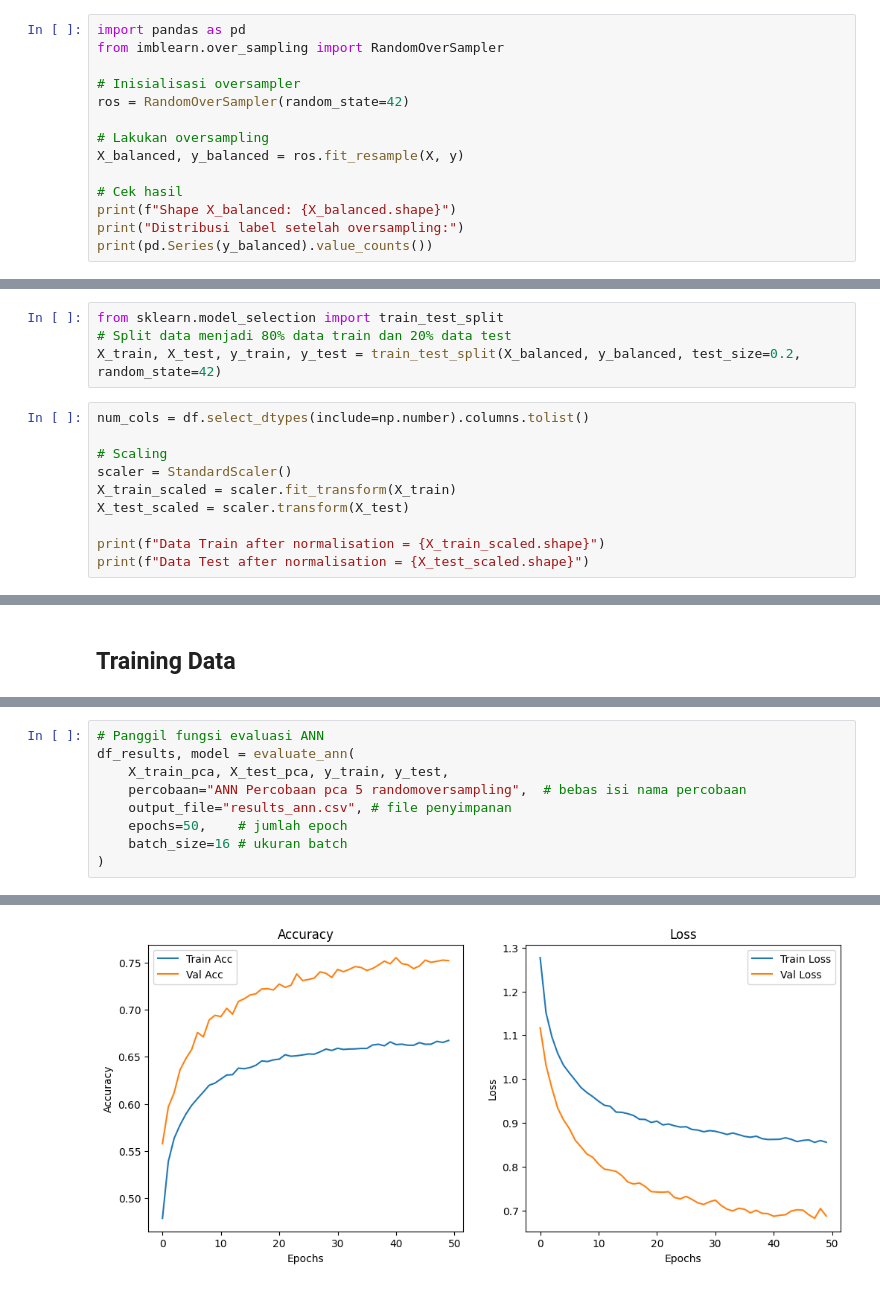
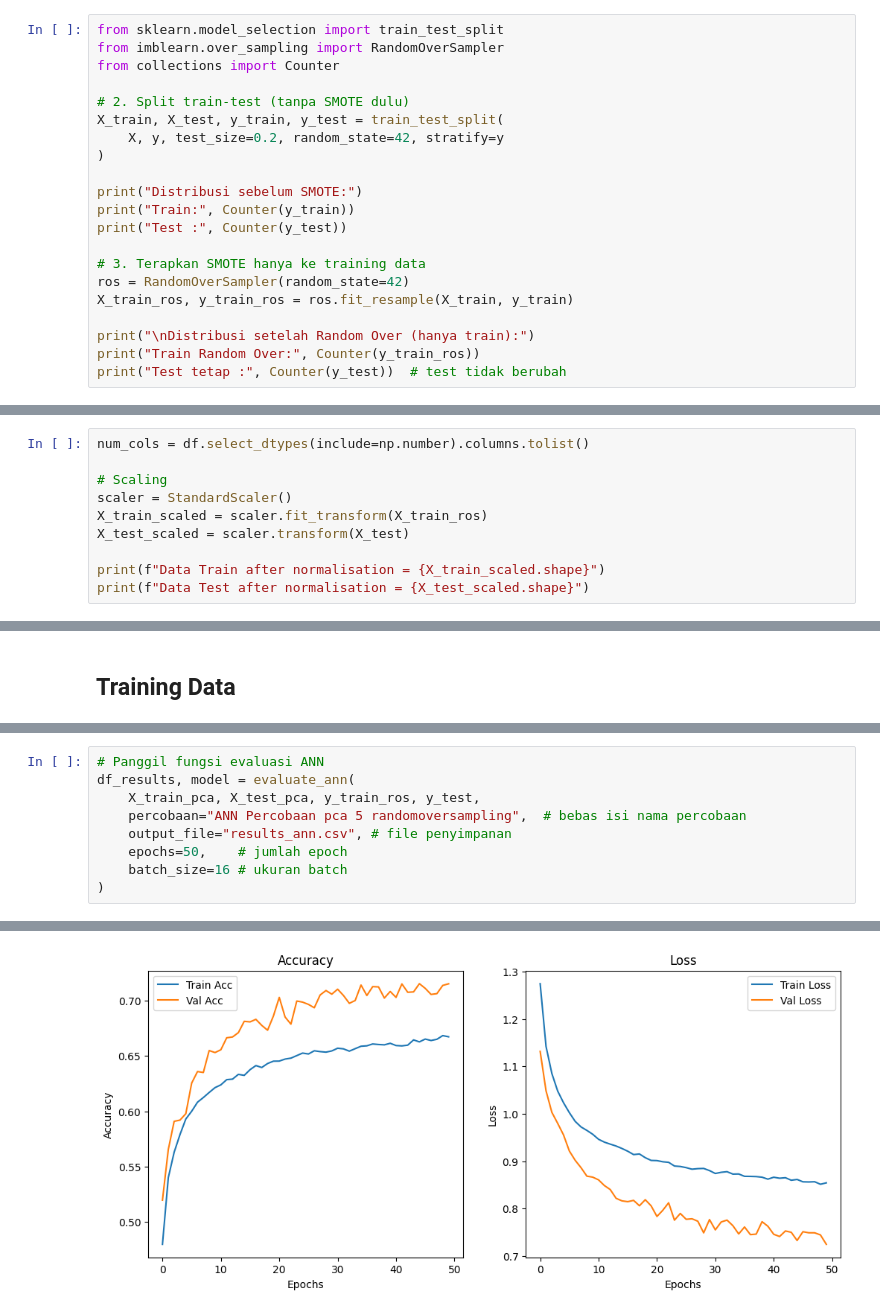
Before and after one commit to RyanGA09/DataMiningAirQuality, a Jupyter notebook: Dataoversamplingrandom/DL/notebookrandomoversampling.ipynb, the cells around one changed output, grey strips where cells are left out. Drawn from its saved outputs; the diff is of its cells as text.

Commit message:
data updated

```diff
--- a/Dataoversamplingrandom/DL/notebookrandomoversampling.ipynb
+++ b/Dataoversamplingrandom/DL/notebookrandomoversampling.ipynb
@@ -229,17 +229,24 @@ Data columns (total 11 columns):
 3     4741
 Name: count, dtype: int64
 # %%
-import pandas as pd
+from sklearn.model_selection import train_test_split
 from imblearn.over_sampling import RandomOverSampler
+from collections import Counter
 
-# Inisialisasi oversampler
+# 2. Split train-test (tanpa SMOTE dulu)
+X_train, X_test, y_train, y_test = train_test_split(
+    X, y, test_size=0.2, random_state=42, stratify=y
+)
+
+print("Distribusi sebelum SMOTE:")
+print("Train:", Counter(y_train))
+print("Test :", Counter(y_test))
+
+# 3. Terapkan SMOTE hanya ke training data
 ros = RandomOverSampler(random_state=42)
+X_train_ros, y_train_ros = ros.fit_resample(X_train, y_train)
 
-# Lakukan oversampling
-X_balanced, y_balanced = ros.fit_resample(X, y)
-
-# Cek hasil
-print(f"Shape X_balanced: {X_balanced.shape}")
-print("Distribusi label setelah oversampling:")
-print(pd.Series(y_balanced).value_counts())
+print("\nDistribusi setelah Random Over (hanya train):")
+print("Train Random Over:", Counter(y_train_ros))
+print("Test tetap :", Counter(y_test))  # test tidak berubah
 # %% [output]
@@ -285,13 +269,9 @@ plt.show()
-# %%
-from sklearn.model_selection import train_test_split
-# Split data menjadi 80% data train dan 20% data test
-X_train, X_test, y_train, y_test = train_test_split(X_balanced, y_balanced, test_size=0.2, random_state=42)
 # %%
 num_cols = df.select_dtypes(include=np.number).columns.tolist()
 
 # Scaling
 scaler = StandardScaler()
-X_train_scaled = scaler.fit_transform(X_train)
+X_train_scaled = scaler.fit_transform(X_train_ros)
 X_test_scaled = scaler.transform(X_test)
 
 print(f"Data Train after normalisation = {X_train_scaled.shape}")
@@ -622,7 +605,7 @@ Shape test PCA: (15671, 5)
 # %%
 # Panggil fungsi evaluasi ANN
 df_results, model = evaluate_ann(
-    X_train_pca, X_test_pca, y_train, y_test,
+    X_train_pca, X_test_pca, y_train_ros, y_test,
     percobaan="ANN Percobaan pca 5 randomoversampling",  # bebas isi nama percobaan
     output_file="results_ann.csv", # file penyimpanan
     epochs=50,    # jumlah epoch
@@ -649 +632 @@ Epoch 6/50
-[figure, old version]
+[figure, new version]
```
Also changed, not shown: parts of 16 cells of this notebook, 6 other files.
